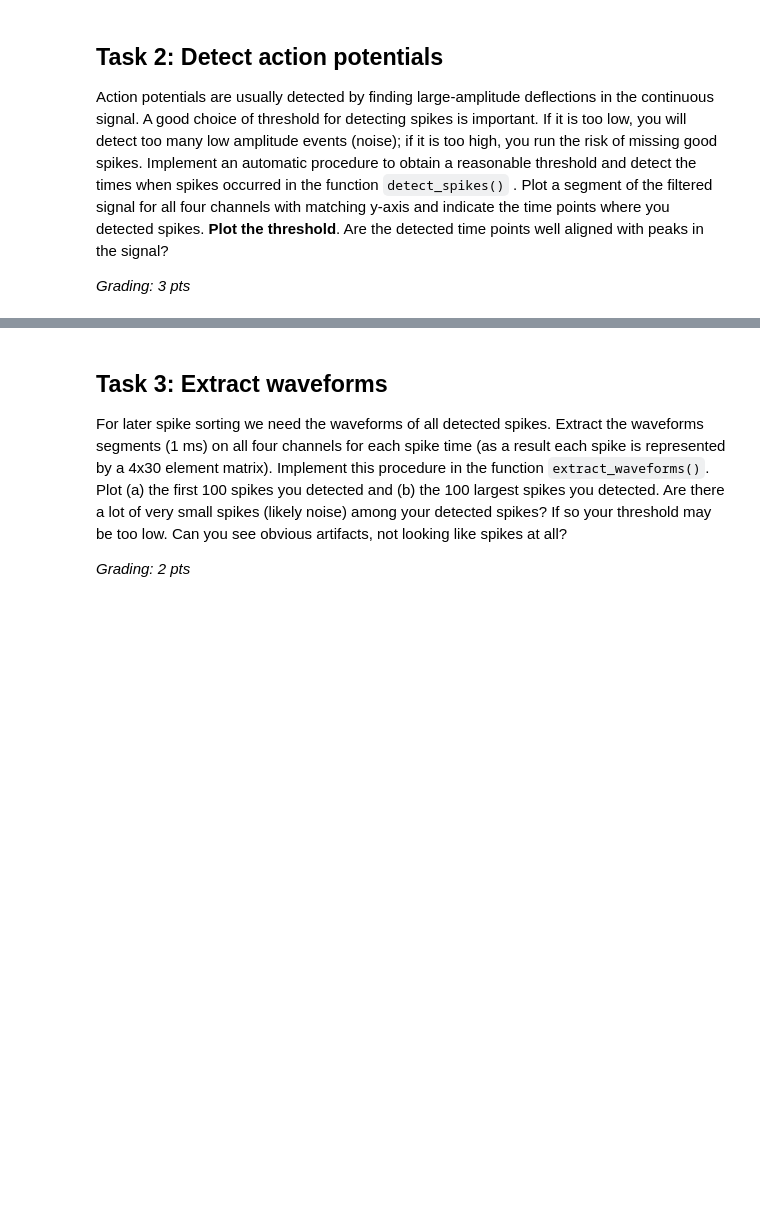
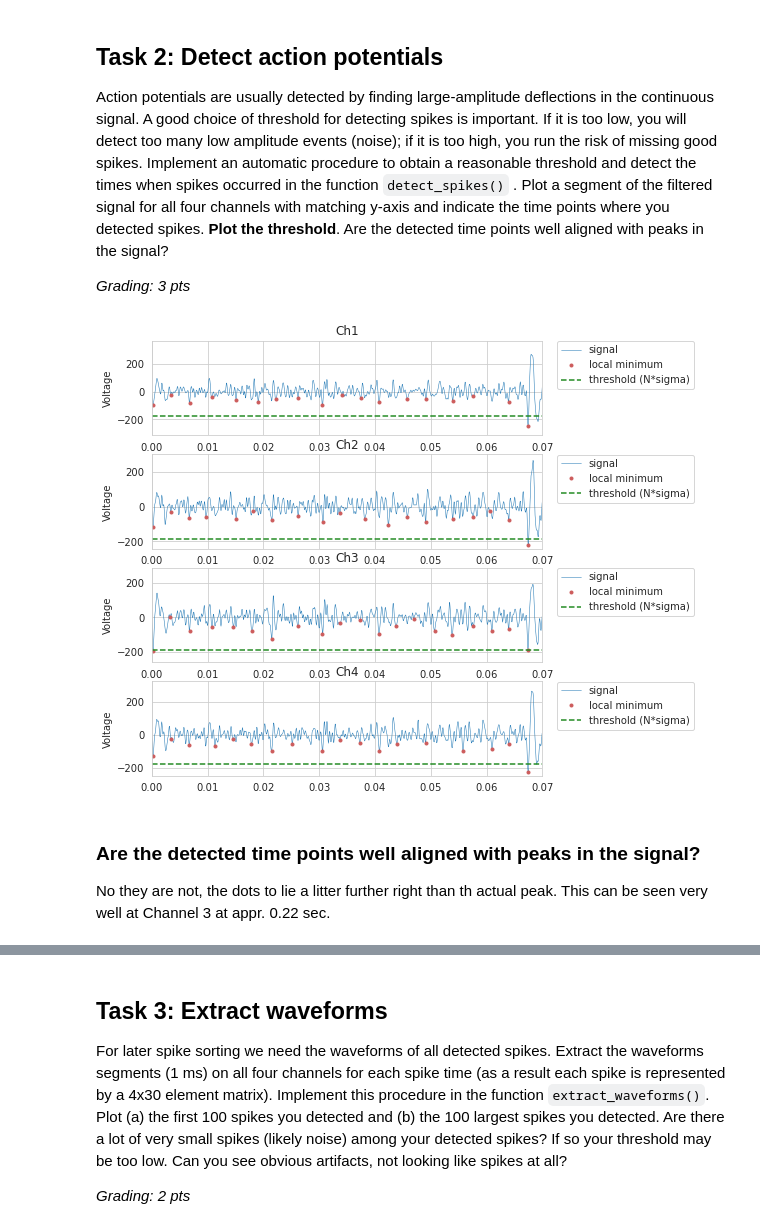
Before and after one commit to hammour95/NeuralDataScience-, a Jupyter notebook: Task_1/CodingLab1.ipynb, the cells around one changed output, grey strips where cells are left out. Cells and saved outputs as stored; diff of their text form; code cells hidden in the pictures; blank space fills up the shorter version.

```diff
--- a/Task_1/CodingLab1.ipynb
+++ b/Task_1/CodingLab1.ipynb
@@ -159,6 +152,11 @@ Action potentials are usually detected by finding large-amplitude deflections in
 
 *Grading: 3 pts*
 # %%
+### detection of spikes
+# implelemt an automatic procedure to obtaion a reasonable threshold
+# use it to detect spikes
+# plot time points where spikes are detected and the threshold
+
 def detect_spikes(x,fs, N=5, lockout=10):
 
     """Detect spikes, in this case, the relative local minima of the signal x.
@@ -202,23 +200,68 @@ def detect_spikes(x,fs, N=5, lockout=10):
     Noted that there are four channels in signal x.
 
     """
+
     # insert your code here
 
     # ---------------------------------
     # compute the robust s.d. (0.5 pts)
     # ---------------------------------
 
+    channel_means = x.mean(axis=0) # they are almost 0 (makes sense as they are already filtered)
+    sd_est = np.median(np.absolute(np.subtract(x, channel_means)) / 0.6745, axis=0)
+
+
     # --------------------------------
     # find all local minima (1.5 pts)
     # --------------------------------
+
+    t = []
+    s = []
+    for ch in range(0,4):
+        #t_ch = np.asarray(signal.argrelextrema(x[:,ch], np.less))
+        #t_ch, _ = signal.find_peaks(x[:,ch]*-1)
+        #t_ch, _ = signal.find_peaks(-x[:,ch], height=s[ch])
+        t_ch, _ = signal.find_peaks(-x[:,ch], distance=lockout)
+        #s.append(x[t_ch])
+        #t.append(t_ch)
+        s.append(t_ch)
+
 
     # ---------------------------------
     # calculate the threshold (0.5 pts)
     # ---------------------------------
 
+    thrd = - N * sd_est
+
+
+
     return (s, t), thrd
 # %%
 (s, t), threshold = detect_spikes(xf.values, fs, lockout=50)
+# %%
+lin = np.linspace(0, 3, 50000)
+
+f = plt.figure(figsize=(7, 8))
+i = 0
+for ch in xf:
+    test = xf[ch]
+    f.add_subplot(4,1,i+1)
+    plt.title(ch)
+    plt.plot(lin, xf[ch][:50000], linewidth=0.5, label='signal')
+    plt.plot(lin[s[i][:90]], test[s[i][:90]], '.', color='indianred', label='local minimum')
+    plt.axhline(y=threshold[i], color='forestgreen', linestyle='--', label='threshold (N*sigma)')
+    plt.ylabel("Voltage")
+    plt.xlim([0,0.07])
+    plt.legend(bbox_to_anchor=(1.4,1.05), loc='upper right')
+    i += 1
+
+plt.show()
+# %% [output]
+[figure, added]
+# %% [markdown]
+### Are the detected time points well aligned with peaks in the signal?
+
+No they are not, the dots to lie a litter further right than th actual peak. This can be seen very well at Channel 3 at appr. 0.22 sec.
 # %%
 plt.figure(figsize=(7, 8))
 
```
Also changed, not shown: parts of 5 cells of this notebook.
